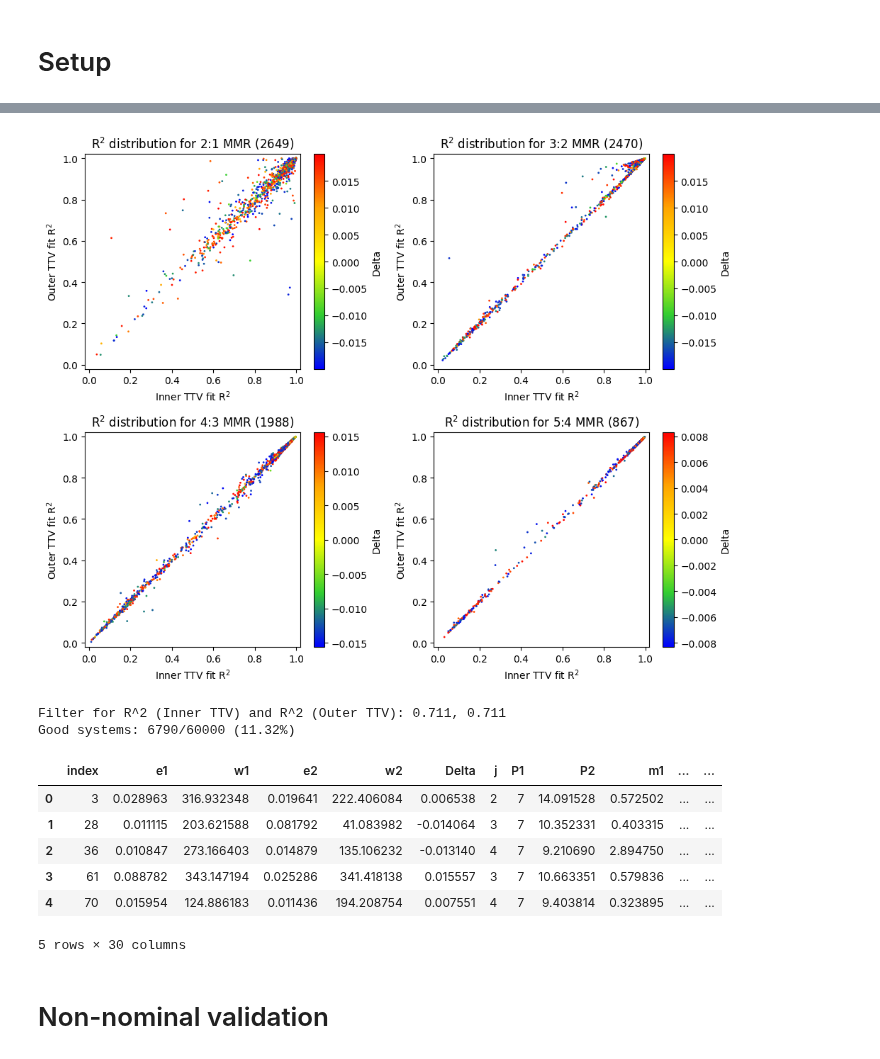
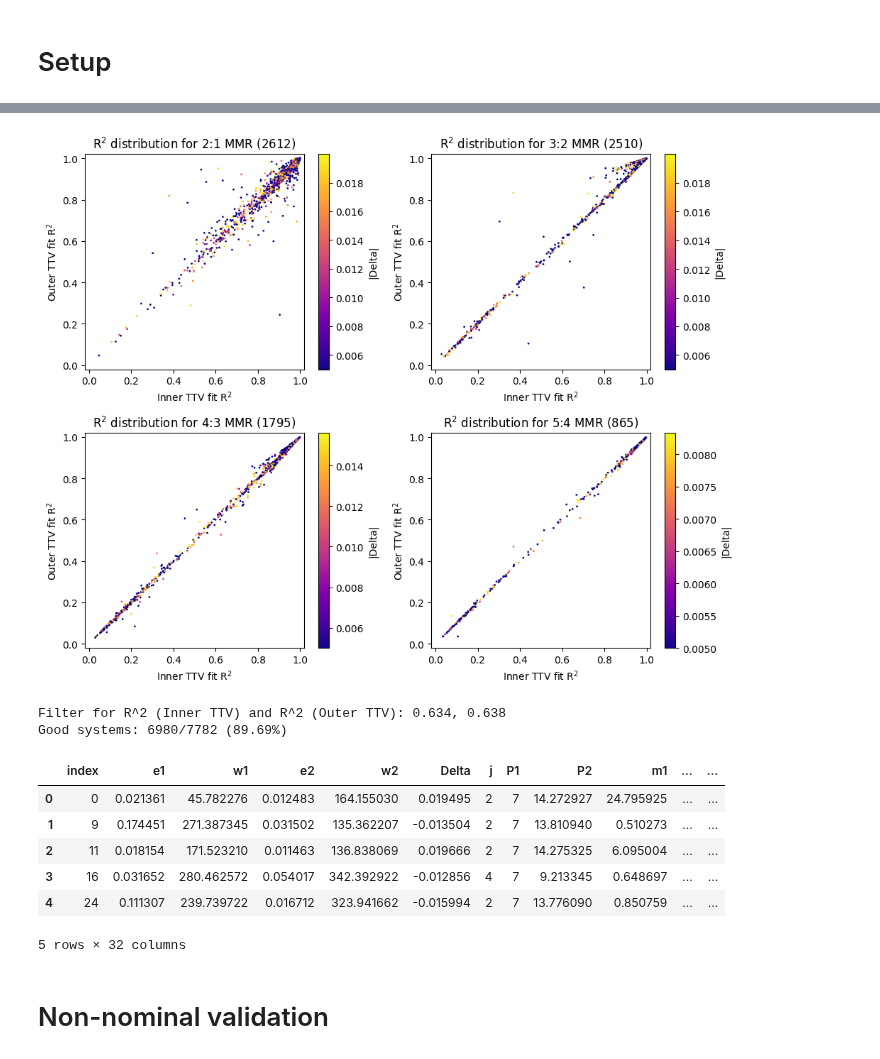
Before and after one commit to chatdanai-s/NATSUME, a Jupyter notebook: validation/1st_order_TTVFast/code_invert.ipynb, the cells around one changed output, grey strips where cells are left out. Cells and saved outputs as stored; diff of their text form; code cells hidden in the pictures.

Commit message:
Change validity condition
5% -> 1% Pttv dissimilarity

```diff
--- a/validation/1st_order_TTVFast/code_invert.ipynb
+++ b/validation/1st_order_TTVFast/code_invert.ipynb
@@ -25,6 +25,7 @@ import seaborn as sns
 # %%
 # Import CSV for fits
 fits = pd.read_csv(r"C:\Users\WBS\Desktop\EXOPLANET WORK\006 NATSUME\validation\1st_order_TTVFast\lithwick_TTVFast_fits.csv")
+fits = fits[fits.valid == True]
 total = len(fits)
 
 # R2-score histograms
@@ -103,44 +104,43 @@ plt.show()
 fig, ax = plt.subplots(2, 2, figsize=(10,8))
 
 for j, coords in zip(range(2,6), [(0,0),(0,1),(1,0),(1,1)]):
     ccol = 'Delta'  # Colormap column
     jmask = (fits.j == j) & (fits.valid == True)
     vmax = fits[ccol][jmask].max()
     vmin = fits[ccol][jmask].min()
     jtot = jmask.sum()
 
     # Create custom colormap: blue at vmin, yellow at 0, red at vmax
     norm = mcolors.Normalize(vmin=vmin, vmax=vmax)
     zero = (0 - vmin) / (vmax - vmin)
     colors = [
         (0.0, 'blue'),    # vmin
         ((0.0 + zero)/2, 'limegreen'),
         (zero, 'yellow'), # at 0
         ((1.0 + zero)/2, 'orange'),
         (1.0, 'red')      # vmax
     ]
     cmap = mcolors.LinearSegmentedColormap.from_list('custom', colors)
 
     sc = ax[coords].scatter(fits['R2_1'][jmask], fits['R2_2'][jmask], s=1,
-                            c=fits[ccol][jmask], cmap=cmap)
+                            c=fits[ccol][jmask], cmap='plasma', vmin=0.005)
     ax[coords].set_xlabel('Inner TTV fit R$^2$'); ax[coords].set_ylabel('Outer TTV fit R$^2$')
     ax[coords].set_xlim(-0.02,1.02); ax[coords].set_ylim(-0.02,1.02)
     ax[coords].set_title(f'R$^2$ distribution for {j}:{j-1} MMR ({jtot})')
 
-    fig.colorbar(sc, ax=ax[coords], label='Delta')
+    fig.colorbar(sc, ax=ax[coords], label='|Delta|')
 
 plt.tight_layout()
 plt.show()
 # %% [output]
-[figure, old version]
+[figure, new version]
 # %%
 # Filter by R2
 # Minimum 10% percentile
-p5_1 = np.nanpercentile(fits.R2_1, 16)
-p5_2 = np.nanpercentile(fits.R2_2, 16)
+p5_1 = np.nanpercentile(fits.R2_1, 10)
+p5_2 = np.nanpercentile(fits.R2_2, 10)
 print(f'Filter for R^2 (Inner TTV) and R^2 (Outer TTV): {p5_1:.3f}, {p5_2:.3f}')
 
-R2_threshold = 0.5
 R2_filter = (fits.R2_1 > p5_1) & (fits.R2_2 > p5_2)
 fits = fits[R2_filter].reset_index()
 good = len(fits)
@@ -149,15 +149,15 @@ print(f'Good systems: {good}/{total} ({(good/total) * 100:.2f}%)')
 
 fits.head()
 # %% [output]
-Filter for R^2 (Inner TTV) and R^2 (Outer TTV): 0.711, 0.711
-Good systems: 6790/60000 (11.32%)
+Filter for R^2 (Inner TTV) and R^2 (Outer TTV): 0.634, 0.638
+Good systems: 6980/7782 (89.69%)
 |  | index | e1 | w1 | e2 | w2 | Delta | j | P1 | P2 | m1 | ... | ... |
-| 0 | 3 | 0.028963 | 316.932348 | 0.019641 | 222.406084 | 0.006538 | 2 | 7 | 14.091528 | 0.572502 | ... | ... |
-| 1 | 28 | 0.011115 | 203.621588 | 0.081792 | 41.083982 | -0.014064 | 3 | 7 | 10.352331 | 0.403315 | ... | ... |
-| 2 | 36 | 0.010847 | 273.166403 | 0.014879 | 135.106232 | -0.013140 | 4 | 7 | 9.210690 | 2.894750 | ... | ... |
-| 3 | 61 | 0.088782 | 343.147194 | 0.025286 | 341.418138 | 0.015557 | 3 | 7 | 10.663351 | 0.579836 | ... | ... |
-| 4 | 70 | 0.015954 | 124.886183 | 0.011436 | 194.208754 | 0.007551 | 4 | 7 | 9.403814 | 0.323895 | ... | ... |
+| 0 | 0 | 0.021361 | 45.782276 | 0.012483 | 164.155030 | 0.019495 | 2 | 7 | 14.272927 | 24.795925 | ... | ... |
+| 1 | 9 | 0.174451 | 271.387345 | 0.031502 | 135.362207 | -0.013504 | 2 | 7 | 13.810940 | 0.510273 | ... | ... |
+| 2 | 11 | 0.018154 | 171.523210 | 0.011463 | 136.838069 | 0.019666 | 2 | 7 | 14.275325 | 6.095004 | ... | ... |
+| 3 | 16 | 0.031652 | 280.462572 | 0.054017 | 342.392922 | -0.012856 | 4 | 7 | 9.213345 | 0.648697 | ... | ... |
+| 4 | 24 | 0.111307 | 239.739722 | 0.016712 | 323.941662 | -0.015994 | 2 | 7 | 13.776090 | 0.850759 | ... | ... |
-5 rows × 30 columns
+5 rows × 32 columns
 # %%
 # Functions, returns in %
 def relerr(calc, sol):
```
Also changed, not shown: parts of 12 cells of this notebook, 12 other files.
